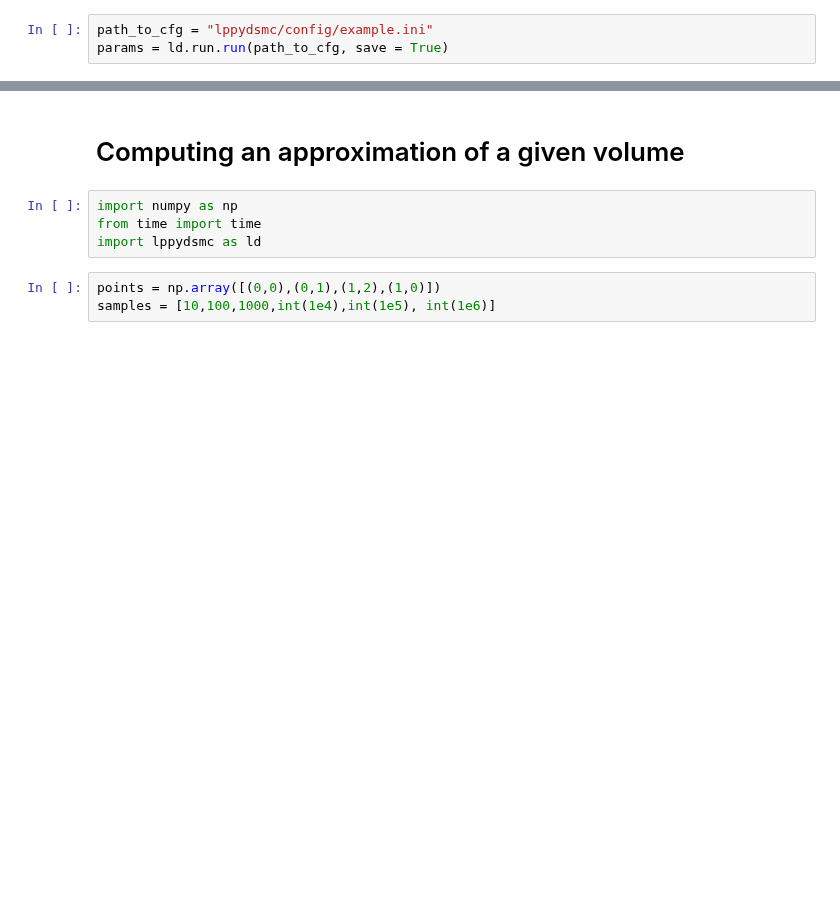
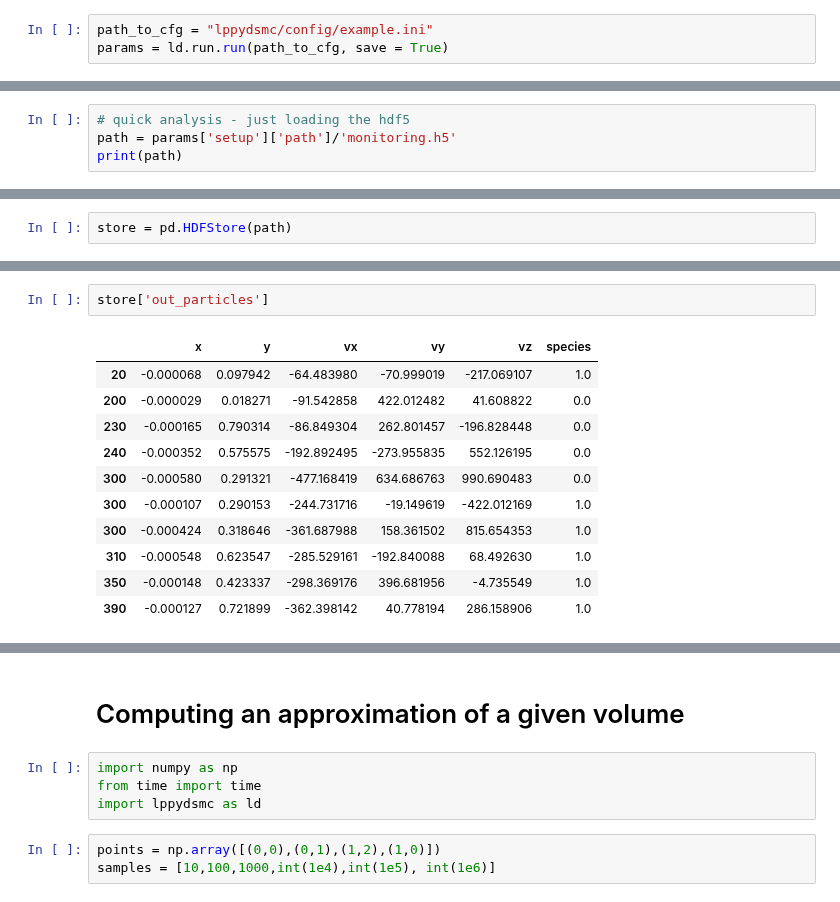
Before and after one commit to Quettle/lppydsmc, a Jupyter notebook: dev_tests.ipynb, the cells around one changed output, grey strips where cells are left out. Cells and saved outputs as stored; diff of their text form; blank space fills up the shorter version.

Commit message:
Did some unitay tests and very basic integration tests to correct any bugs and make sure the monitoring is done correctly. A more thorough debugging will take place with the first benchmarks.

```diff
--- a/dev_tests.ipynb
+++ b/dev_tests.ipynb
@@ -1166,0 +1153,4 @@ for key, val in params['setup']['containers'].items():
+# %%
+# quick analysis - just loading the hdf5
+path = params['setup']['path']/'monitoring.h5'
+print(path)
@@ -1166,0 +1159,2 @@ for key, val in params['setup']['containers'].items():
+# %%
+store = pd.HDFStore(path)
@@ -1166,0 +1180,14 @@ for key, val in params['setup']['containers'].items():
+# %%
+store['out_particles']
+# %% [output]
+|  | x | y | vx | vy | vz | species |
+| 20 | -0.000068 | 0.097942 | -64.483980 | -70.999019 | -217.069107 | 1.0 |
+| 200 | -0.000029 | 0.018271 | -91.542858 | 422.012482 | 41.608822 | 0.0 |
+| 230 | -0.000165 | 0.790314 | -86.849304 | 262.801457 | -196.828448 | 0.0 |
+| 240 | -0.000352 | 0.575575 | -192.892495 | -273.955835 | 552.126195 | 0.0 |
+| 300 | -0.000580 | 0.291321 | -477.168419 | 634.686763 | 990.690483 | 0.0 |
+| 300 | -0.000107 | 0.290153 | -244.731716 | -19.149619 | -422.012169 | 1.0 |
+| 300 | -0.000424 | 0.318646 | -361.687988 | 158.361502 | 815.654353 | 1.0 |
+| 310 | -0.000548 | 0.623547 | -285.529161 | -192.840088 | 68.492630 | 1.0 |
+| 350 | -0.000148 | 0.423337 | -298.369176 | 396.681956 | -4.735549 | 1.0 |
+| 390 | -0.000127 | 0.721899 | -362.398142 | 40.778194 | 286.158906 | 1.0 |
```
Also changed, not shown: parts of 40 cells of this notebook.
